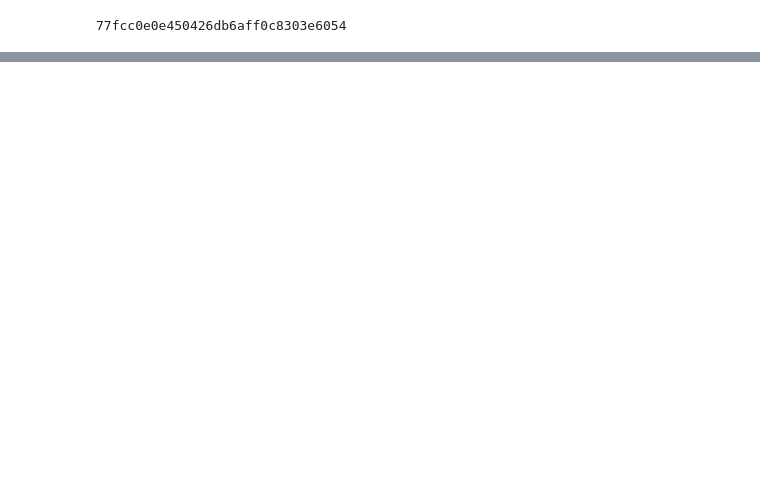
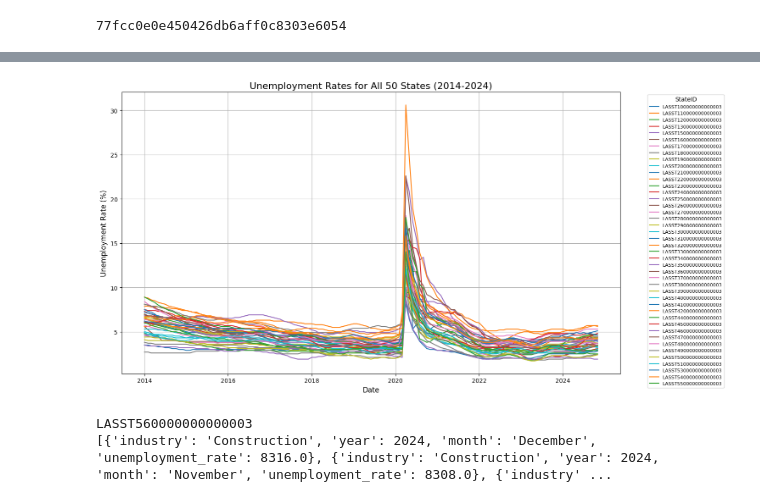
Before and after one commit to inCloset/group3-project-25.02.01, a Jupyter notebook: UnemploymentRate.ipynb, the cells around one changed output, grey strips where cells are left out. Drawn from its saved outputs; the diff is of its cells as text; code cells hidden in the pictures; blank space fills up the shorter version.

```diff
--- a/UnemploymentRate.ipynb
+++ b/UnemploymentRate.ipynb
@@ -115,0 +103,10 @@ KeyError: 'series'
+# %%
+#create a dataframe from umployment data and convert the value column to numeric and group by state aggregate th
+unemp_state_df = pd.DataFrame(unemp_state_dataset)
+unemp_state_df['value'] = pd.to_numeric(unemp_state_df['value'])
+unemp_state_df = unemp_state_df.rename(columns={'value': 'unemployment_rate'})
+display(unemp_state_df)
+grouped = unemp_state_df.groupby('state')
+unemp_state_grp = grouped.apply(lambda x: x[['year', 'month', 'unemployment_rate']].to_dict('records')).reset_index()
+unemp_state_grp.columns = ['state', 'data']
+display(unemp_state_grp)
@@ -115,0 +144,59 @@ KeyError: 'series'
+# %%
+agg_df = unemp_state_df.groupby('state')['unemployment_rate'].apply(list).reset_index()
+# Convert the month names to datetime for proper plotting
+unemp_state_df["date"] = pd.to_datetime(unemp_state_df["year"].astype(str) + " " + unemp_state_df["month"])
+
+# Plot each seriesID separately
+plt.figure(figsize=(15, 8))
+
+for state_id in unemp_state_grp["state"].unique():
+    state_data = unemp_state_df[unemp_state_df["state"] == state_id]
+    plt.plot(state_data["date"], state_data["unemployment_rate"], label=state_id)
+
+# Customize the plot
+plt.title("Unemployment Rates for All 50 States (2014-2024)", fontsize=16)
+plt.xlabel("Date", fontsize=12)
+plt.ylabel("Unemployment Rate (%)", fontsize=12)
+plt.legend(title="StateID", bbox_to_anchor=(1.05, 1), loc='upper left', fontsize=8)
+plt.grid(True)
+plt.tight_layout()
+
+# Show the plot
+plt.show()
+# %% [output]
+[figure, added]
+# %%
+headers = {'Content-type':'application/json'}
+industries = {
+    'Construction': 'CES2000000001',
+    'Manufacturing': 'CES3000000001',
+    'Retail Trade': 'CES4200000001',
+    'Healthcare': 'CES6562000001',
+    'Information': 'CES5000000001'
+}
+data = json.dumps({
+    'user-id': user_email,
+    'registrationkey': BLS_API_KEY,
+    'seriesid':list(industries.values()),
+    'startyear':'2014',
+    'endyear':'2024'
+    })
+resp = req.post(url='https://api.bls.gov/publicAPI/v2/timeseries/data/',data=data, headers=headers)
+json_data = json.loads(resp.text)
+indust_dataset = []
+for series in json_data['Results']['series']:
+    industry_name = [key for key, value in industries.items() if value == series["seriesID"]][0]
+    for item in series["data"]:
+        year = int(item["year"])
+        month = item["periodName"]
+        unemployment_rate = float(item["value"])
+        indust_dataset.append({
+            "industry": industry_name,
+            "year": year,
+            "month": month,
+            "unemployment_rate": unemployment_rate
+        })
+print(indust_dataset)
+# %% [output]
+LASST560000000000003
+[{'industry': 'Construction', 'year': 2024, 'month': 'December', 'unemployment_rate': 8316.0}, {'industry': 'Construction', 'year': 2024, 'month': 'November', 'unemployment_rate': 8308.0}, {'industry' ...
```
Also changed, not shown: parts of 12 cells of this notebook.
